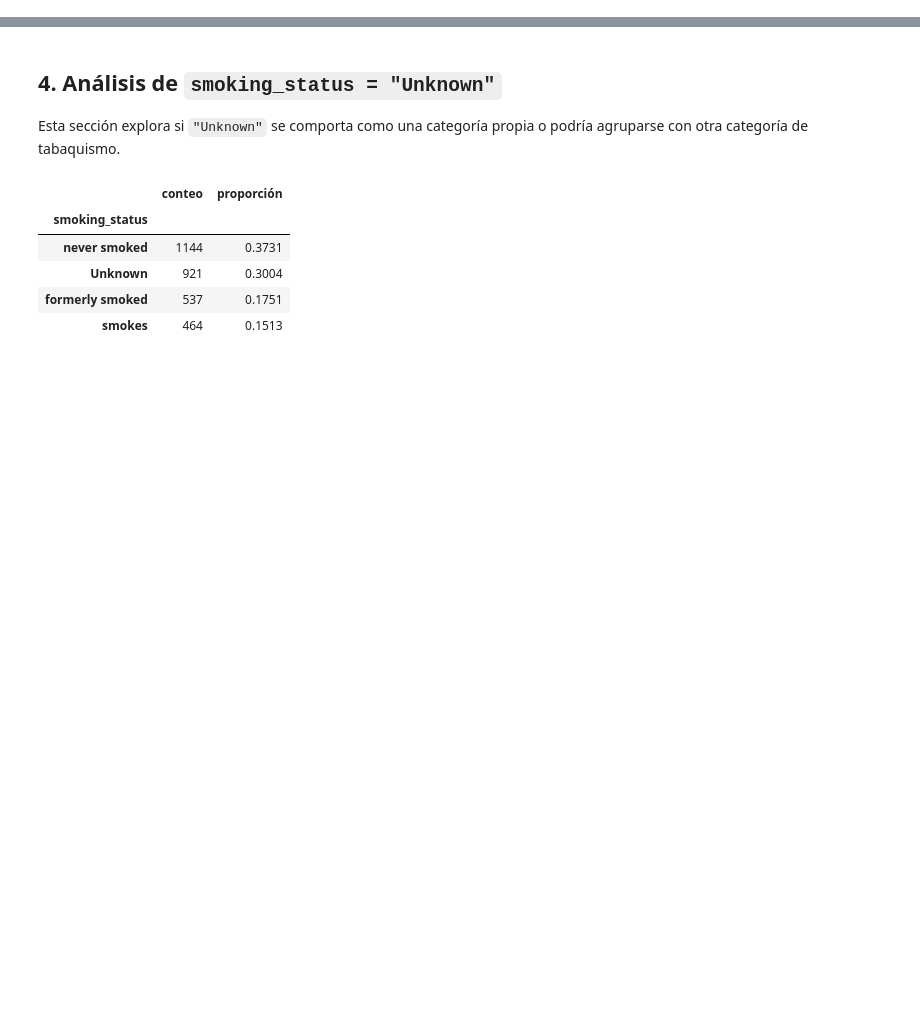
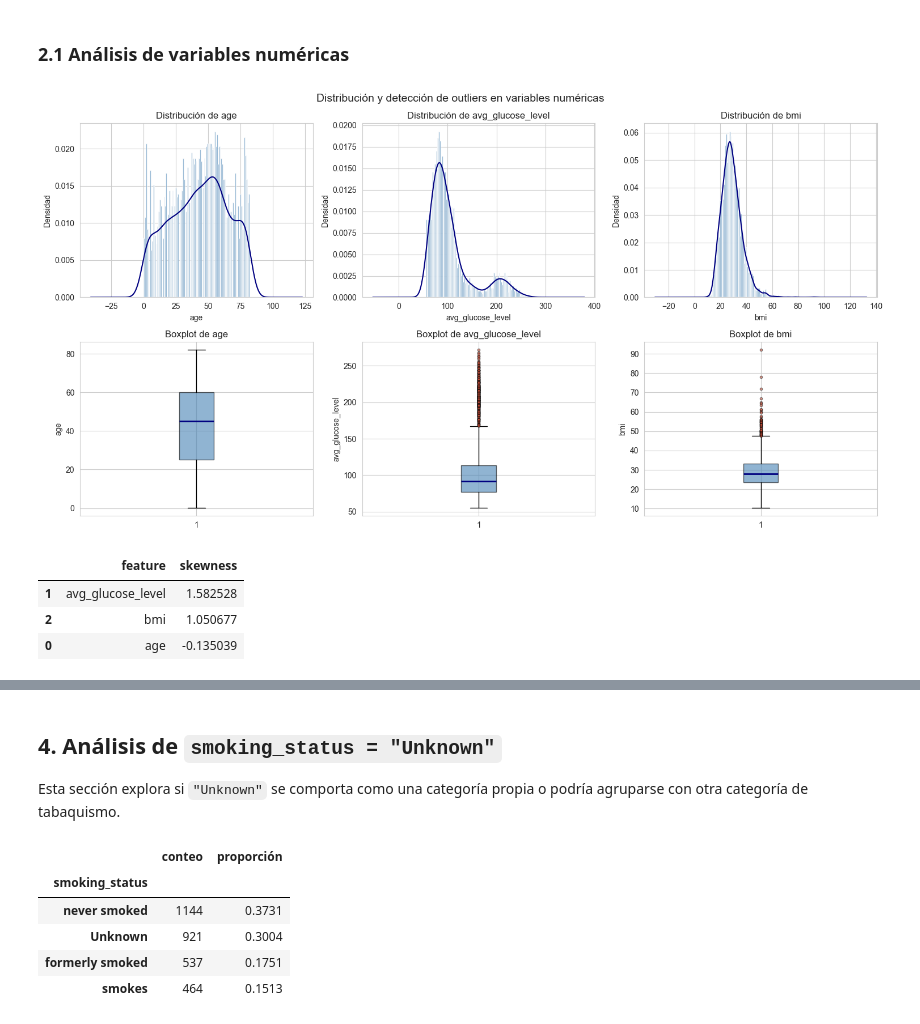
Before and after one commit to Gabriela-Sol/ML, a Jupyter notebook: notebooks/01_data_processing_.ipynb, the cells around one changed output, grey strips where cells are left out. Saved outputs shown, nothing was run; the diff lists cells and outputs as text; code cells hidden in the pictures; blank space fills up the shorter version.

```diff
--- a/notebooks/01_data_processing_.ipynb
+++ b/notebooks/01_data_processing_.ipynb
@@ -485,0 +299,9 @@ Observaciones:
+# %%
+# ===============================
+# DATASET DE ENTRENAMIENTO PARA ANÁLISIS
+# ===============================
+
+# Se reconstruye el dataset de entrenamiento incluyendo la variable objetivo
+df_train = pd.concat([X_train, y_train], axis=1)
+print(f"Dimensiones del dataset de entrenamiento: {df_train.shape}")
+df_train.head()
@@ -485,0 +350,70 @@ Observaciones:
+# %% [markdown]
+### 2.1 Análisis de variables numéricas
+# %%
+# ===============================
+# DISTRIBUCIÓN Y OUTLIERS — VARIABLES NUMÉRICAS
+# ===============================
+
+fig, axes = plt.subplots(2, len(num_cols), figsize=(5 * len(num_cols), 8))
+
+for i, col in enumerate(num_cols):
+    # Histograma + KDE
+    axes[0, i].hist(
+        df_train[col].dropna(),
+        bins=100,
+        color="steelblue",
+        edgecolor="white",
+        alpha=0.8,
+        density=True
+    )
+
+    df_train[col].dropna().plot(
+        kind="kde",
+        ax=axes[0, i],
+        color="navy",
+        linewidth=1.5
+    )
+
+    axes[0, i].set_title(f"Distribución de {col}")
+    axes[0, i].set_xlabel(col)
+    axes[0, i].set_ylabel("Densidad")
+
+    # Boxplot
+    axes[1, i].boxplot(
+        df_train[col].dropna(),
+        vert=True,
+        patch_artist=True,
+        boxprops=dict(facecolor="steelblue", alpha=0.6),
+        medianprops=dict(color="navy", linewidth=2),
+        flierprops=dict(
+            marker="o",
+            markersize=3,
+            markerfacecolor="tomato",
+            alpha=0.5
+        )
+    )
+
+    axes[1, i].set_title(f"Boxplot de {col}")
+    axes[1, i].set_ylabel(col)
+
+plt.suptitle("Distribución y detección de outliers en variables numéricas", fontsize=14)
+plt.tight_layout()
+plt.show()
+# %% [output]
+[figure, added]
+# %%
+# ===============================
+# ANÁLISIS DE ASIMETRÍA
+# ===============================
+
+skew_summary = pd.DataFrame({
+    "feature": num_cols,
+    "skewness": [df_train[col].skew() for col in num_cols]
+}).sort_values(by="skewness", key=np.abs, ascending=False)
+
+display(skew_summary)
+# %% [output]
+|  | feature | skewness |
+| 1 | avg_glucose_level | 1.582528 |
+| 2 | bmi | 1.050677 |
+| 0 | age | -0.135039 |
```
Also changed, not shown: parts of 140 cells of this notebook, 5 other files.
